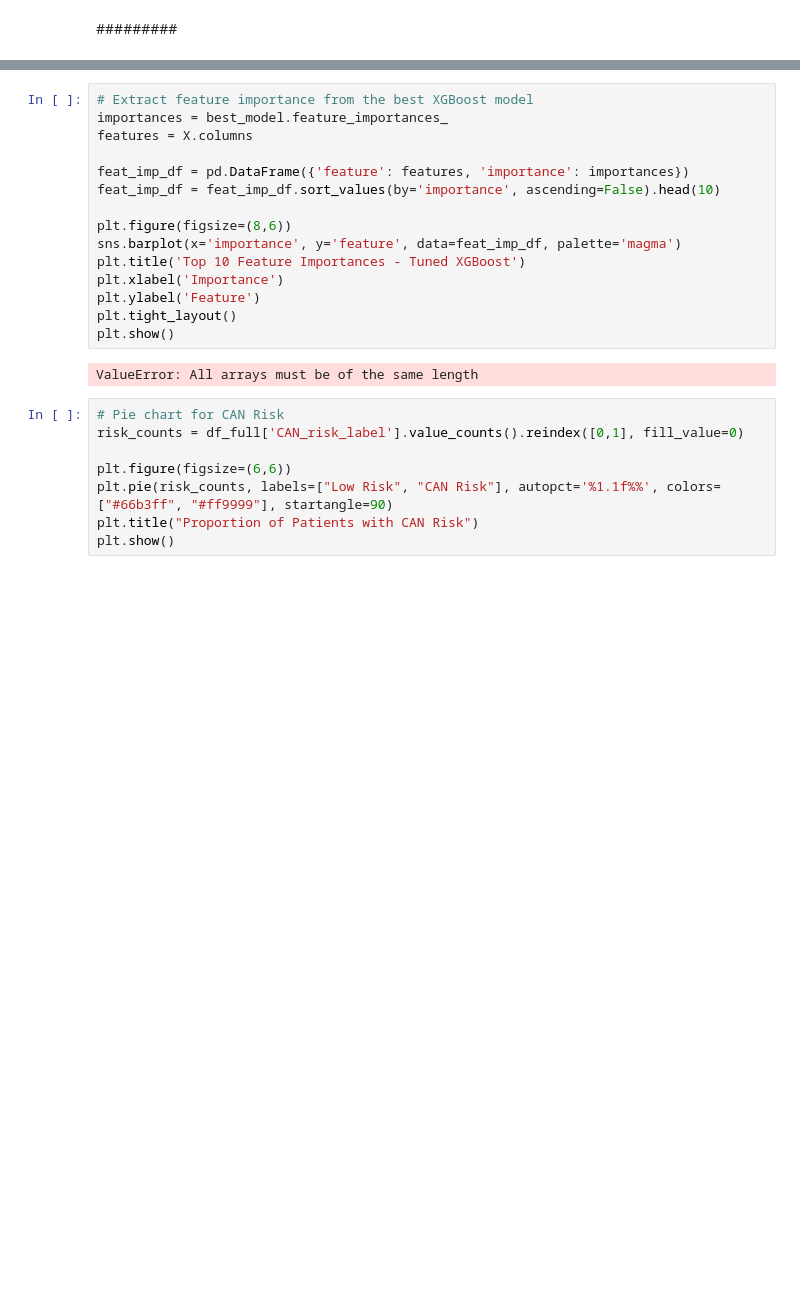
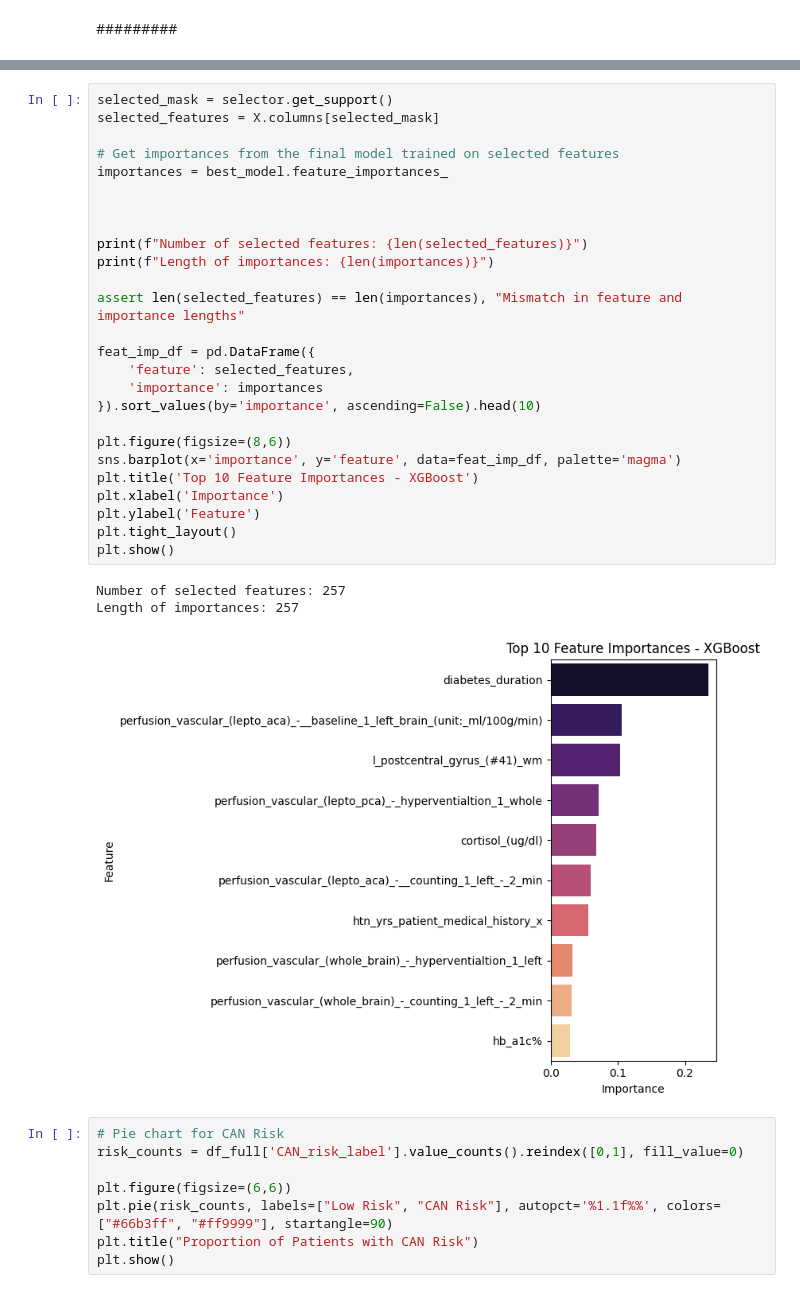
Before and after one commit to Raif-Tanjim/Machine_Learning, a Jupyter notebook: HRV Early cardiac risk detection/HRV_CDED_early_cardiac_risk_detection_modified.ipynb, the cells around one changed output, grey strips where cells are left out. Drawn from its saved outputs; the diff is of its cells as text; blank space fills up the shorter version.

```diff
--- a/HRV Early cardiac risk detection/HRV_CDED_early_cardiac_risk_detection_modified.ipynb
+++ b/HRV Early cardiac risk detection/HRV_CDED_early_cardiac_risk_detection_modified.ipynb
@@ -987,20 +1010,33 @@ plt.show()
 # %%
-# Extract feature importance from the best XGBoost model
+selected_mask = selector.get_support()
+selected_features = X.columns[selected_mask]
+
+# Get importances from the final model trained on selected features
 importances = best_model.feature_importances_
-features = X.columns
 
-feat_imp_df = pd.DataFrame({'feature': features, 'importance': importances})
-feat_imp_df = feat_imp_df.sort_values(by='importance', ascending=False).head(10)
+
+
+print(f"Number of selected features: {len(selected_features)}")
+print(f"Length of importances: {len(importances)}")
+
+assert len(selected_features) == len(importances), "Mismatch in feature and importance lengths"
+
+feat_imp_df = pd.DataFrame({
+    'feature': selected_features,
+    'importance': importances
+}).sort_values(by='importance', ascending=False).head(10)
 
 plt.figure(figsize=(8,6))
 sns.barplot(x='importance', y='feature', data=feat_imp_df, palette='magma')
-plt.title('Top 10 Feature Importances - Tuned XGBoost')
+plt.title('Top 10 Feature Importances - XGBoost')
 plt.xlabel('Importance')
 plt.ylabel('Feature')
 plt.tight_layout()
 plt.show()
 # %% [output]
-ValueError: All arrays must be of the same length
+Number of selected features: 257
+Length of importances: 257
+[figure, added]
 # %%
 # Pie chart for CAN Risk
 risk_counts = df_full['CAN_risk_label'].value_counts().reindex([0,1], fill_value=0)
```
Also changed, not shown: parts of 16 cells of this notebook, 9 other files.
